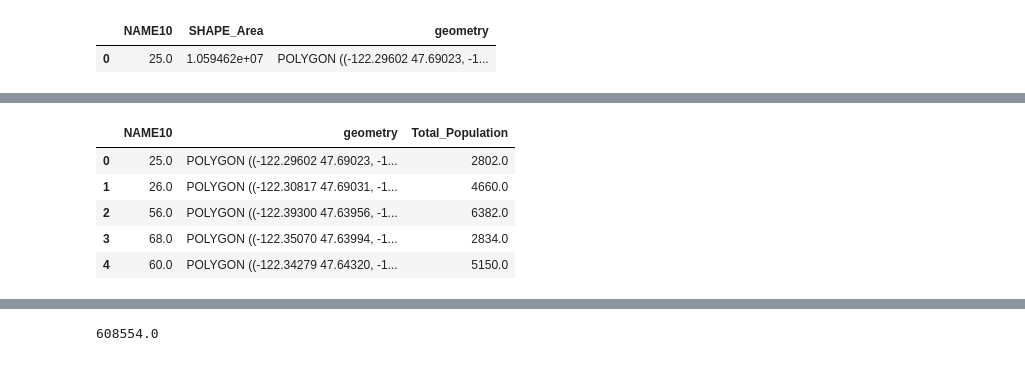
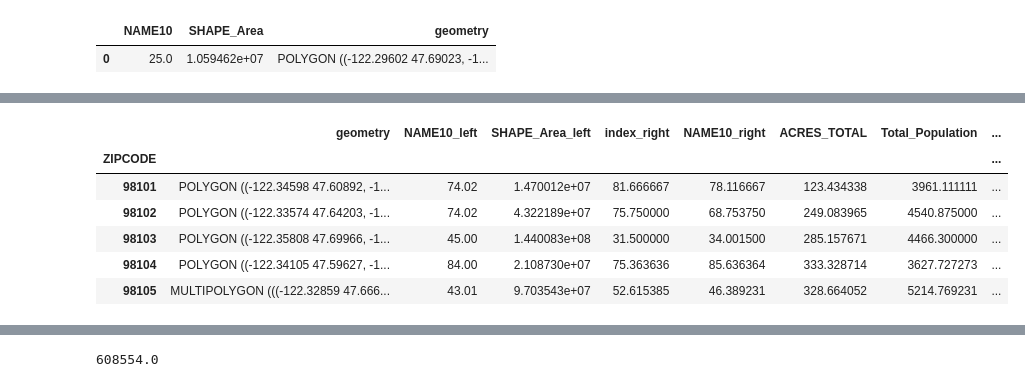
Before and after one commit to Greening-Seattle/Prediction, a Jupyter notebook: Prediction_Processing_MC.ipynb, the cells around one changed output, grey strips where cells are left out. Drawn from its saved outputs; the diff is of its cells as text; code cells hidden in the pictures.

```diff
--- a/Prediction_Processing_MC.ipynb
+++ b/Prediction_Processing_MC.ipynb
@@ -50,0 +69,2 @@ zips = zips[zips_columns]
+# %%
+zips = zips.dissolve(by='ZIPCODE')
@@ -88,0 +122,2 @@ zips_cleaned.head()
+# %%
+zips.reset_index(inplace=True)
@@ -399 +451,3 @@ pop_tracts = pd.merge(census_bounds_cleaned, pop_2010, on='NAME10')
+# %%
+pop_zips = gpd.sjoin(zips, pop_2010, op='intersects')
 # %%
@@ -412,9 +471,12 @@ pop_tracts = pop_tracts.rename(columns={'geometry_x':'geometry'})
+# %%
+pop_zips_diss = pop_zips.dissolve(by='ZIPCODE', aggfunc='mean')
 # %%
-pop_tracts.head()
+pop_zips_diss.head()
 # %% [output]
-|  | NAME10 | geometry | Total_Population |
-| 0 | 25.0 | POLYGON ((-122.29602 47.69023, -1... | 2802.0 |
-| 1 | 26.0 | POLYGON ((-122.30817 47.69031, -1... | 4660.0 |
-| 2 | 56.0 | POLYGON ((-122.39300 47.63956, -1... | 6382.0 |
-| 3 | 68.0 | POLYGON ((-122.35070 47.63994, -1... | 2834.0 |
-| 4 | 60.0 | POLYGON ((-122.34279 47.64320, -1... | 5150.0 |
+|  | geometry | NAME10_left | SHAPE_Area_left | index_right | NAME10_right | ACRES_TOTAL | Total_Population | ... |
+| ZIPCODE |  |  |  |  |  |  |  | ... |
+| 98101 | POLYGON ((-122.34598 47.60892, -1... | 74.02 | 1.470012e+07 | 81.666667 | 78.116667 | 123.434338 | 3961.111111 | ... |
+| 98102 | POLYGON ((-122.33574 47.64203, -1... | 74.02 | 4.322189e+07 | 75.750000 | 68.753750 | 249.083965 | 4540.875000 | ... |
+| 98103 | POLYGON ((-122.35808 47.69966, -1... | 45.00 | 1.440083e+08 | 31.500000 | 34.001500 | 285.157671 | 4466.300000 | ... |
+| 98104 | POLYGON ((-122.34105 47.59627, -1... | 84.00 | 2.108730e+07 | 75.363636 | 85.636364 | 333.328714 | 3627.727273 | ... |
+| 98105 | MULTIPOLYGON (((-122.32859 47.666... | 43.01 | 9.703543e+07 | 52.615385 | 46.389231 | 328.664052 | 5214.769231 | ... |
```
Also changed, not shown: parts of 25 cells of this notebook, 1 other file.
